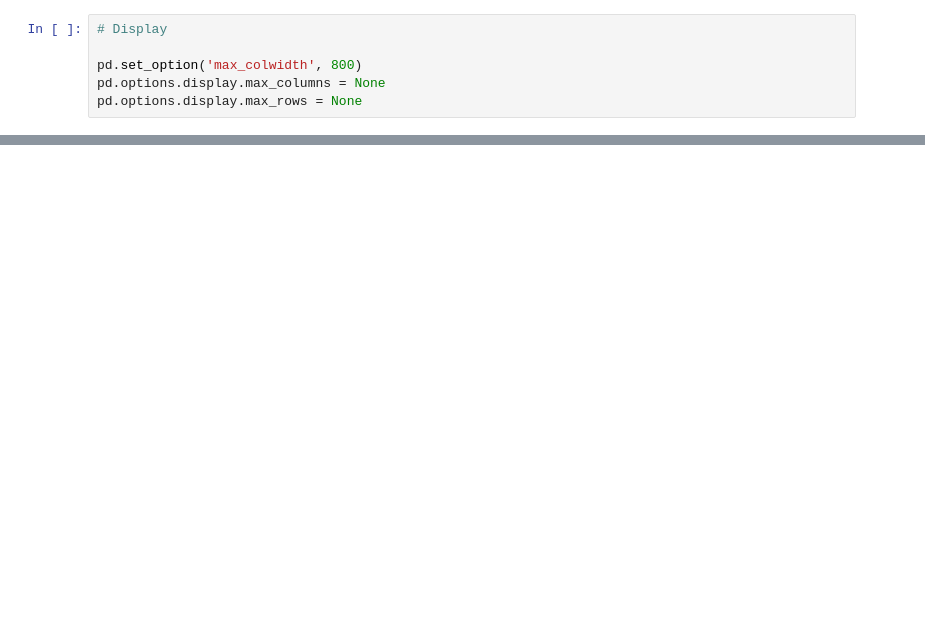
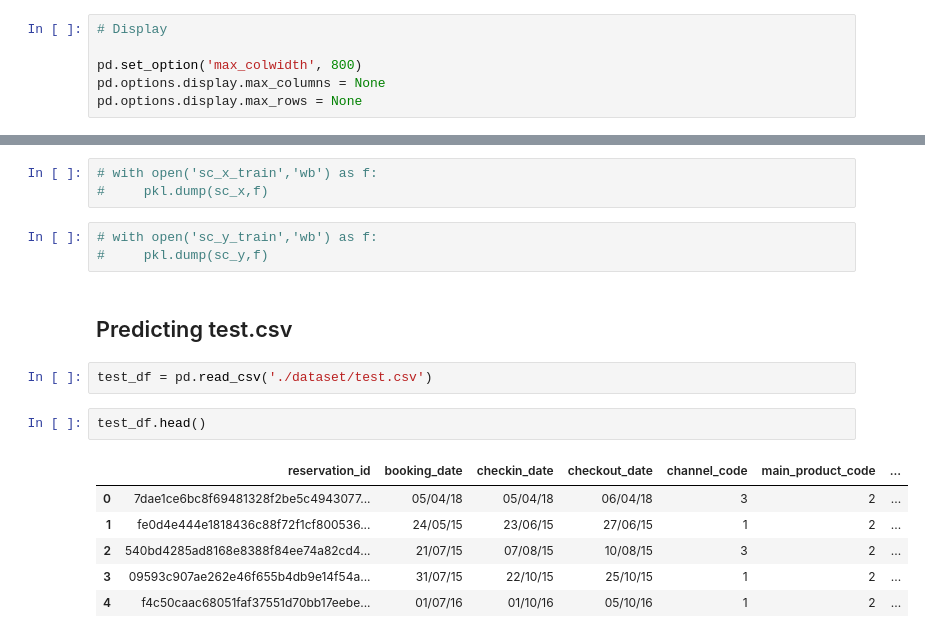
Before and after one commit to dirtScraper/AV_spend_pred_club_mahindra, a Jupyter notebook: Model.ipynb, the cells around one changed output, grey strips where cells are left out. Saved outputs shown, nothing was run; the diff lists cells and outputs as text; blank space fills up the shorter version.

```diff
--- a/Model.ipynb
+++ b/Model.ipynb
@@ -36,0 +563,19 @@ df = df.drop(['reservation_id','booking_data','checkin_date','checkout_date'])
+# %%
+# with open('sc_x_train','wb') as f:
+#     pkl.dump(sc_x,f)
+# %%
+# with open('sc_y_train','wb') as f:
+#     pkl.dump(sc_y,f)
+# %% [markdown]
+## Predicting test.csv
+# %%
+test_df = pd.read_csv('./dataset/test.csv')
+# %%
+test_df.head()
+# %% [output]
+|  | reservation_id | booking_date | checkin_date | checkout_date | channel_code | main_product_code | ... |
+| 0 | 7dae1ce6bc8f69481328f2be5c4943077... | 05/04/18 | 05/04/18 | 06/04/18 | 3 | 2 | ... |
+| 1 | fe0d4e444e1818436c88f72f1cf800536... | 24/05/15 | 23/06/15 | 27/06/15 | 1 | 2 | ... |
+| 2 | 540bd4285ad8168e8388f84ee74a82cd4... | 21/07/15 | 07/08/15 | 10/08/15 | 3 | 2 | ... |
+| 3 | 09593c907ae262e46f655b4db9e14f54a... | 31/07/15 | 22/10/15 | 25/10/15 | 1 | 2 | ... |
+| 4 | f4c50caac68051faf37551d70bb17eebe... | 01/07/16 | 01/10/16 | 05/10/16 | 1 | 2 | ... |
```
Also changed, not shown: parts of 100 cells of this notebook, 1 other file.
